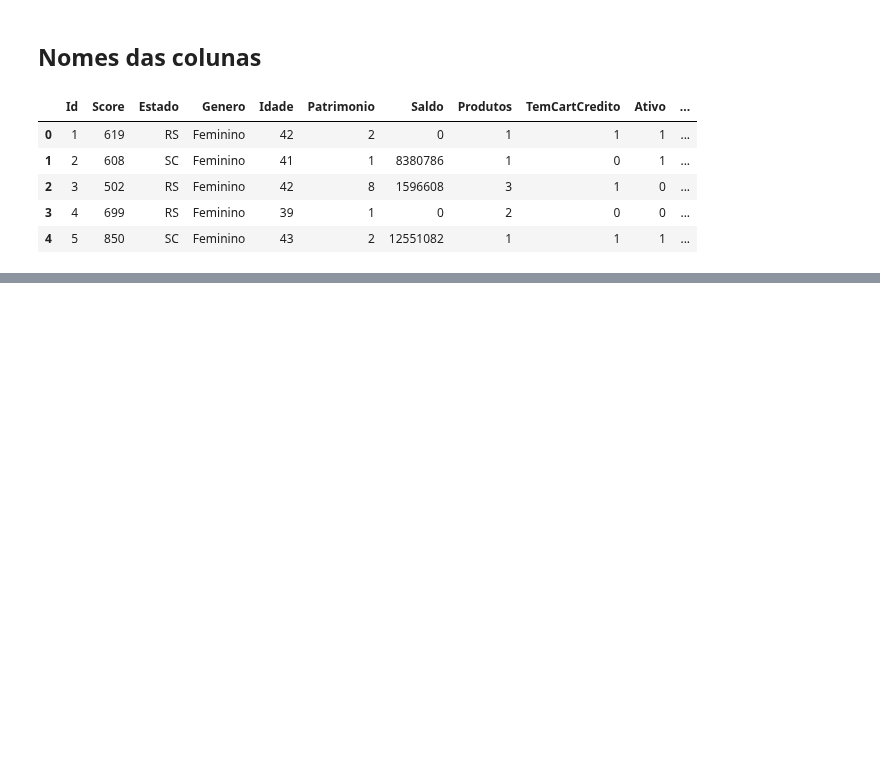
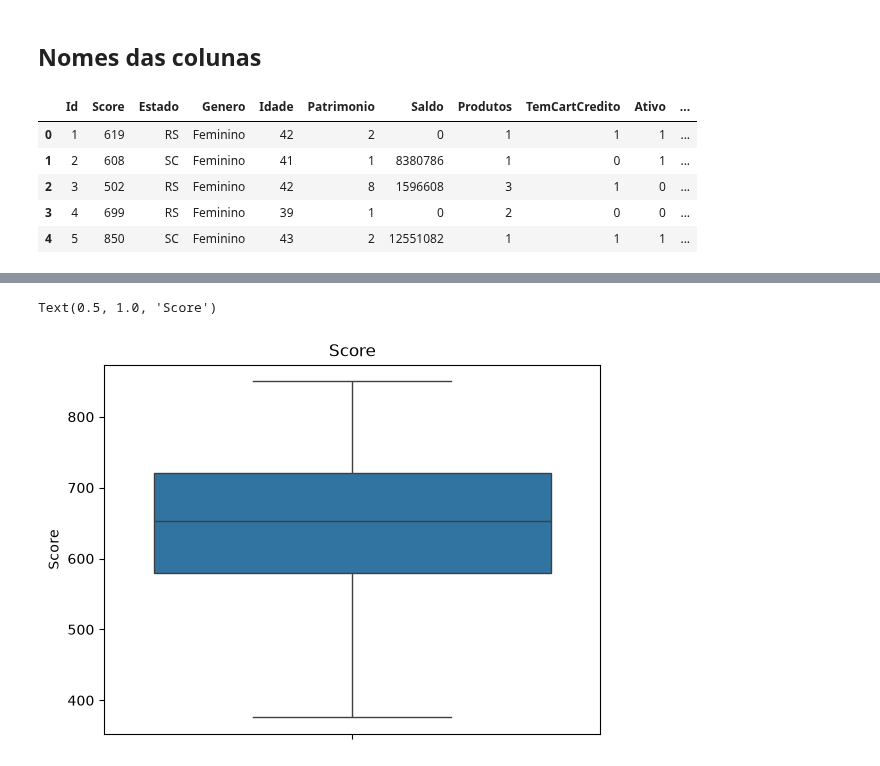
Before and after one commit to DeSouzaSR/formacao_cientista_de_dados, a Jupyter notebook: secao10/preparacao.ipynb, the cells around one changed output, grey strips where cells are left out. Drawn from its saved outputs; the diff is of its cells as text; code cells hidden in the pictures; blank space fills up the shorter version.

```diff
--- a/secao10/preparacao.ipynb
+++ b/secao10/preparacao.ipynb
@@ -37,0 +88,5 @@ dataset.head()
+# %%
+sns.boxplot(dataset['Score']).set_title('Score')
+# %% [output]
+Text(0.5, 1.0, 'Score')
+[figure, added]
```
Also changed, not shown: parts of 22 cells of this notebook.
